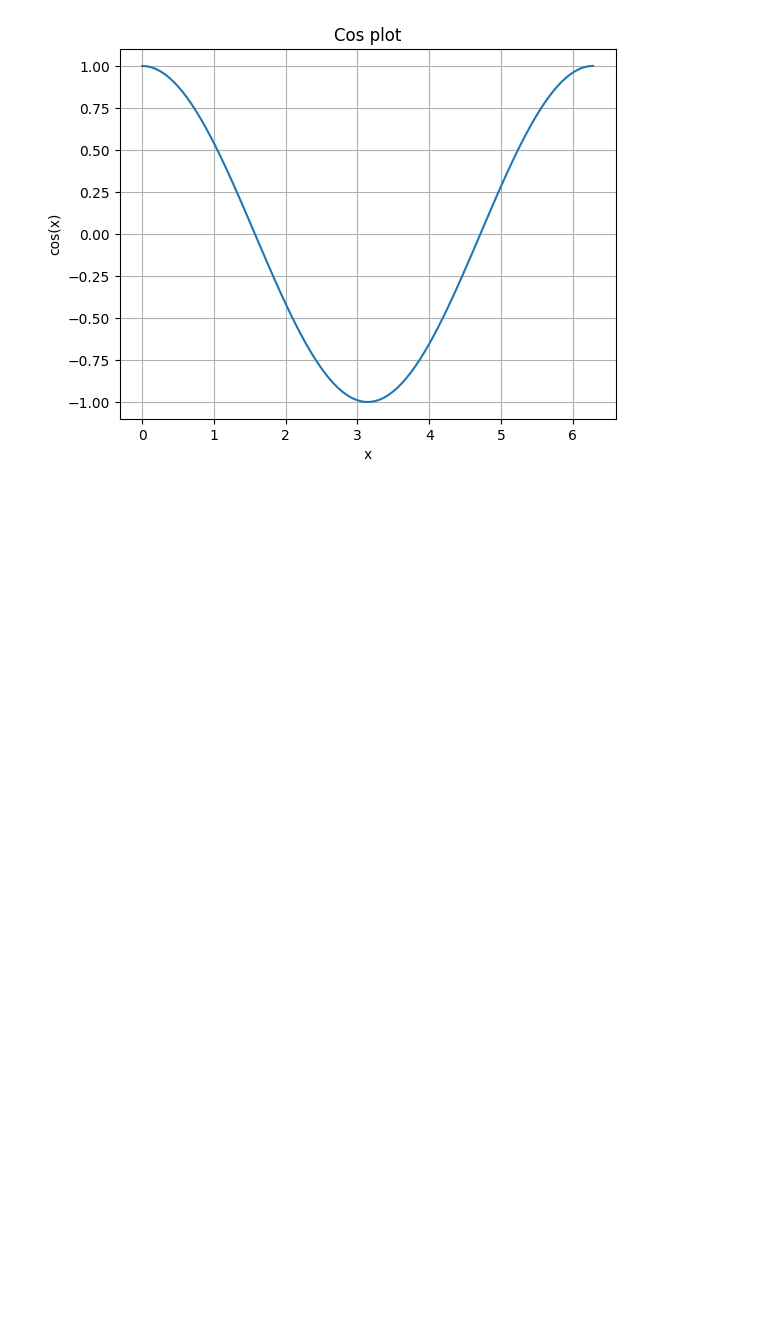
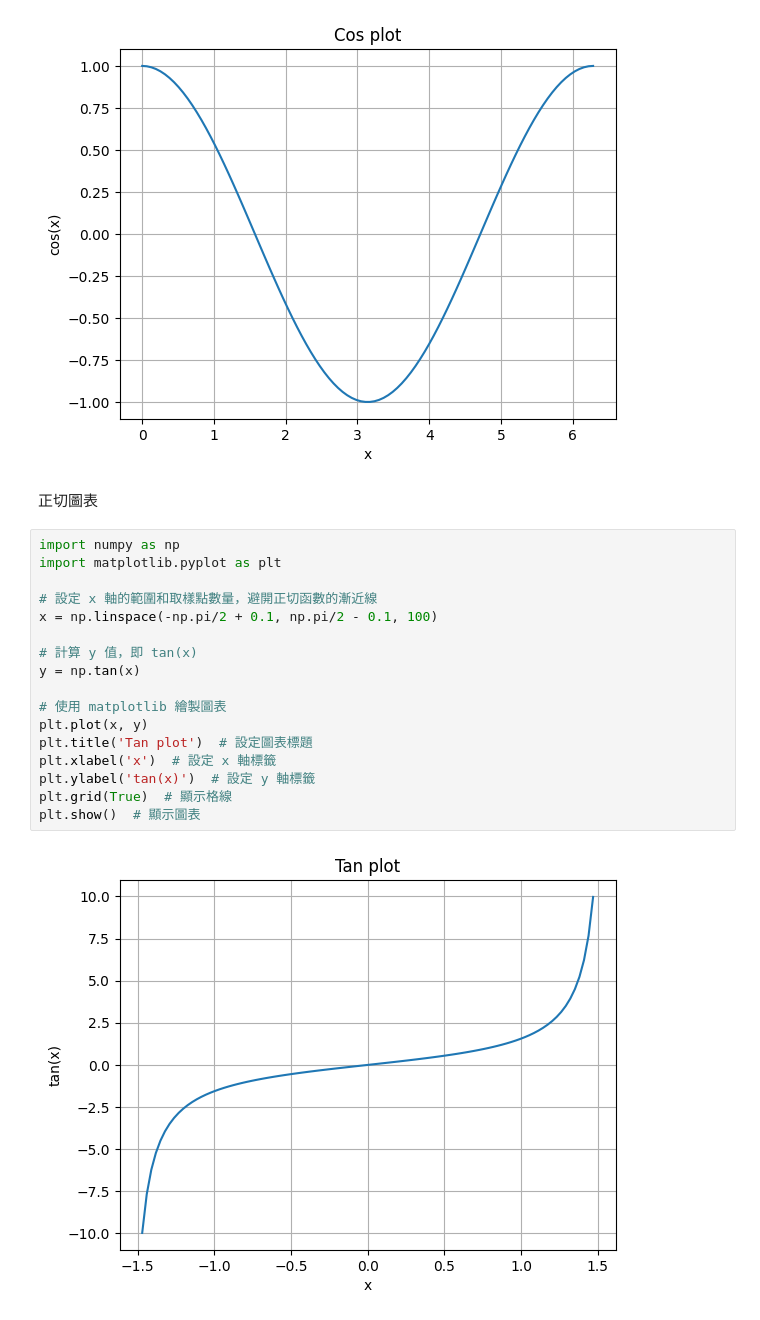
Before and after one commit to ShannyTS/20250315_GithubClass, a Jupyter notebook: Python專案/demo1.ipynb, the cells around one changed output. Drawn from its saved outputs; the diff is of its cells as text; blank space fills up the shorter version.

```diff
--- a/Python專案/demo1.ipynb
+++ b/Python專案/demo1.ipynb
@@ -42,3 +42,24 @@ plt.grid(True)  # 顯示格線
 plt.show()  # 顯示圖表
 # %% [output]
 [figure]
+# %% [markdown]
+正切圖表
+# %%
+import numpy as np
+import matplotlib.pyplot as plt
+
+# 設定 x 軸的範圍和取樣點數量，避開正切函數的漸近線
+x = np.linspace(-np.pi/2 + 0.1, np.pi/2 - 0.1, 100)
+
+# 計算 y 值，即 tan(x)
+y = np.tan(x)
+
+# 使用 matplotlib 繪製圖表
+plt.plot(x, y)
+plt.title('Tan plot')  # 設定圖表標題
+plt.xlabel('x')  # 設定 x 軸標籤
+plt.ylabel('tan(x)')  # 設定 y 軸標籤
+plt.grid(True)  # 顯示格線
+plt.show()  # 顯示圖表
+# %% [output]
+[figure, added]
```
